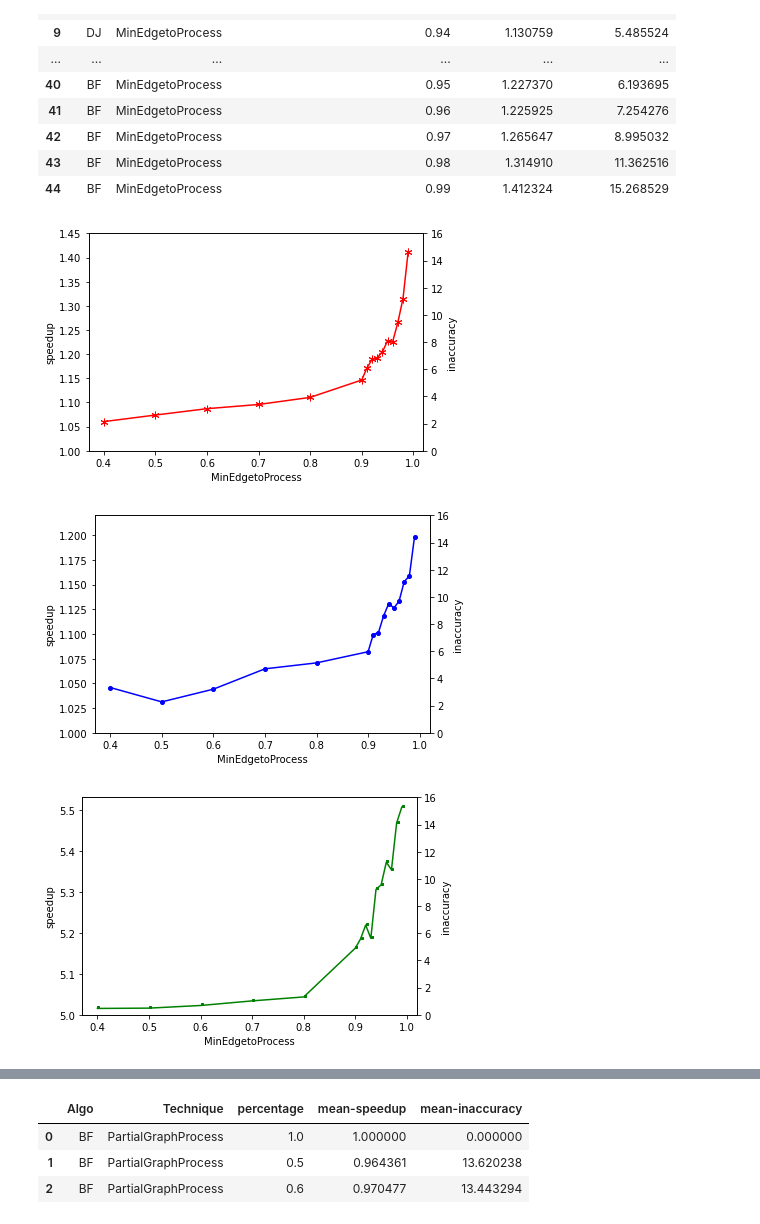
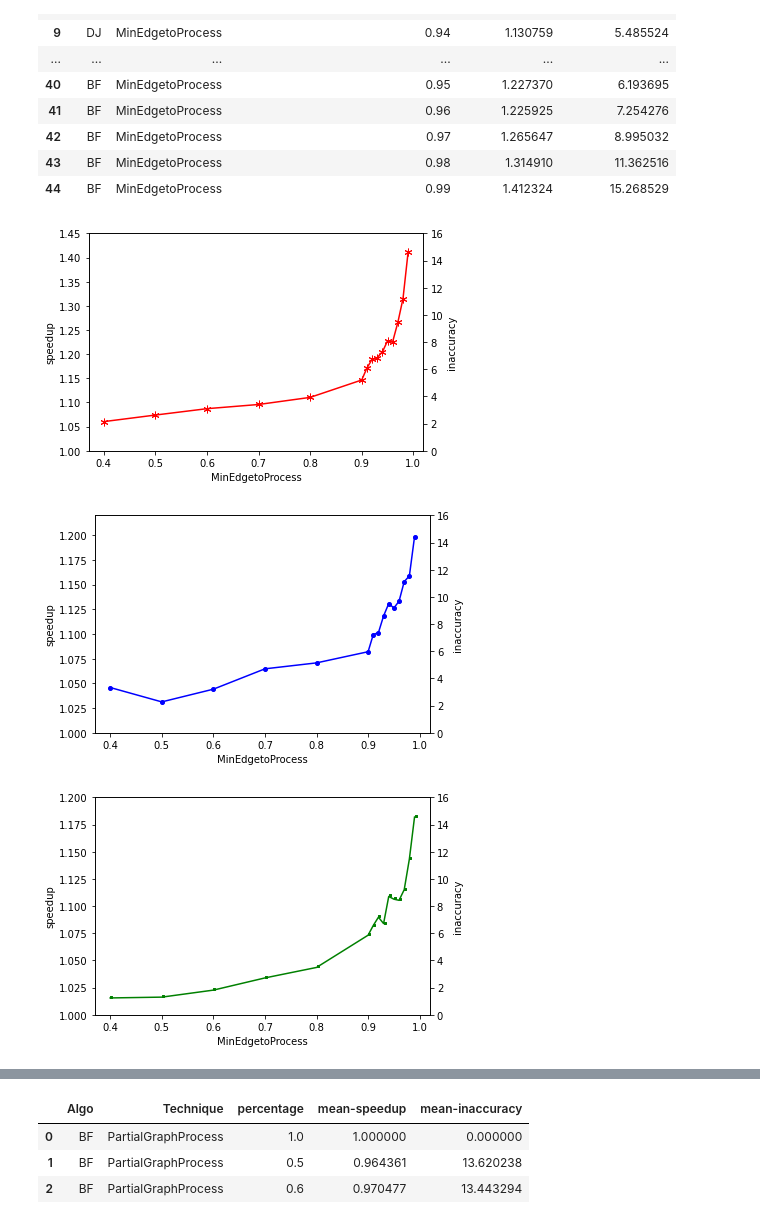
Before and after one commit to busenuraktilav/GPUProject, a Jupyter notebook: model_prediction/graphical_visuals_for_paper.ipynb, the cells around one changed output, grey strips where cells are left out. Saved outputs shown, nothing was run; the diff lists cells and outputs as text; code cells hidden in the pictures.

```diff
--- a/model_prediction/graphical_visuals_for_paper.ipynb
+++ b/model_prediction/graphical_visuals_for_paper.ipynb
@@ -593,35 +593,35 @@ ax1.plot(t, s2, color='blue', label='dijkstra', marker=circle, markersize=4)
 
 ax1.set_xlabel('MinEdgetoProcess')
 mn, mx = ax1.set_ylim(1, 1.22)
 ax1.set_ylabel('speedup')
 
 ax2 = ax1.twinx()
 ax2.set_ylim(0, 16)
 ax2.set_ylabel('inaccuracy')
 
 
 plt.show()
 
 
 fig, ax1 = plt.subplots()
 
 #ax1.plot(t, s1, color='red', label='bellman-ford', marker=asterisk, markersize=7)
 ax1.plot(t, s3, color='green', label='hybrid', marker=rectangle, markersize=4)
 
 ax1.set_xlabel('MinEdgetoProcess')
-mn, mx = ax1.set_ylim(5, 5.53)
+mn, mx = ax1.set_ylim(1, 1.2)
 ax1.set_ylabel('speedup')
 
 ax2 = ax1.twinx()
 ax2.set_ylim(0, 16)
 ax2.set_ylabel('inaccuracy')
 
 
 plt.show()
 # %% [output]
 [figure]
 [figure]
-[figure, old version]
+[figure, new version]
 # %%
 data = [];
 p = [1, 2, 3, 4, 5, 6, 7]
```
Also changed, not shown: parts of 5 cells of this notebook, 4 other files.
